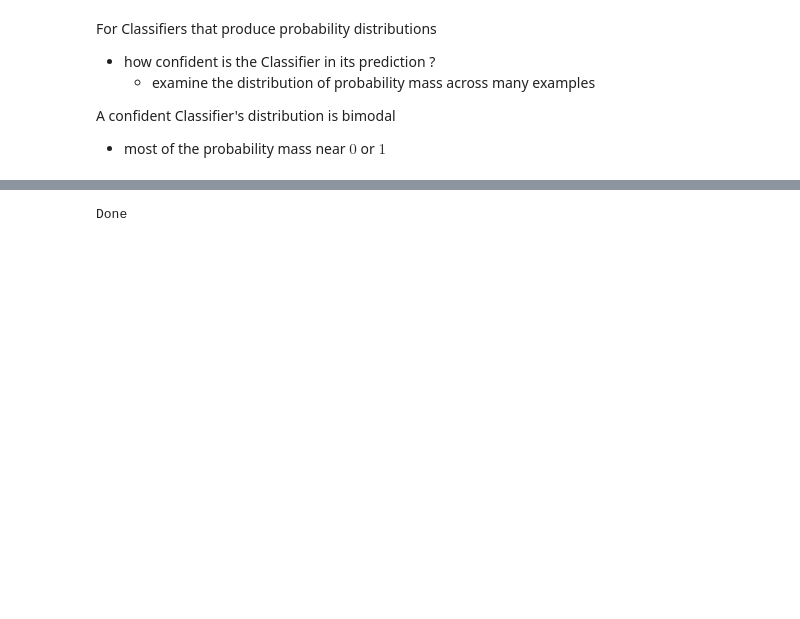
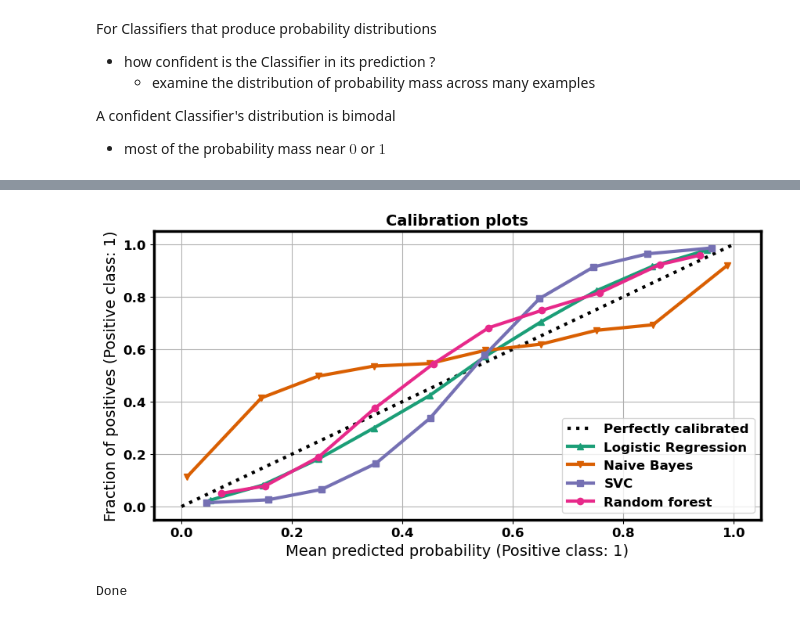
Before and after one commit to kenperry-public/ML_Spring_2025, a Jupyter notebook: Classification_coda.ipynb, the cells around one changed output, grey strips where cells are left out. Saved outputs shown, nothing was run; the diff lists cells and outputs as text; code cells hidden in the pictures; blank space fills up the shorter version.

```diff
--- a/Classification_coda.ipynb
+++ b/Classification_coda.ipynb
@@ -316,6 +612,10 @@ A plot of $p$ versus $\hat p$ is called a *Reliability diagram*
 
 See [here](https://scikit-learn.org/stable/modules/calibration.html) for explanation
 and [here](https://scikit-learn.org/stable/auto_examples/calibration/plot_compare_calibration.html) for code.
+# %%
+calibration_fig
+# %% [output]
+[figure, added]
 # %%
 print("Done")
 # %% [output]
```
Also changed, not shown: parts of 6 cells of this notebook, 1 other file.
